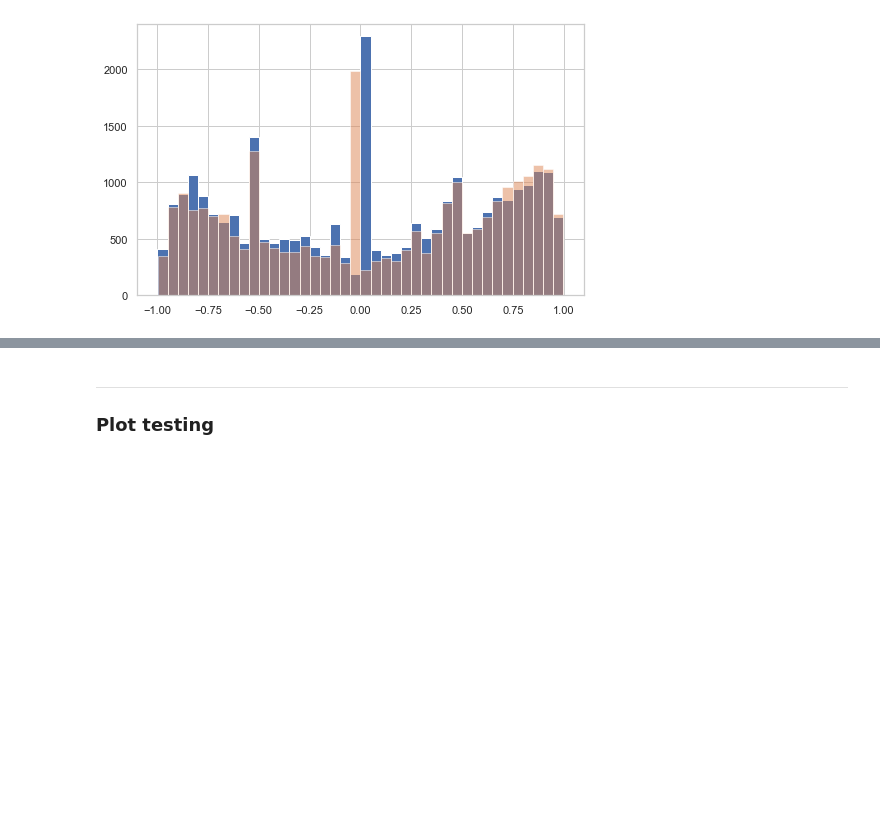
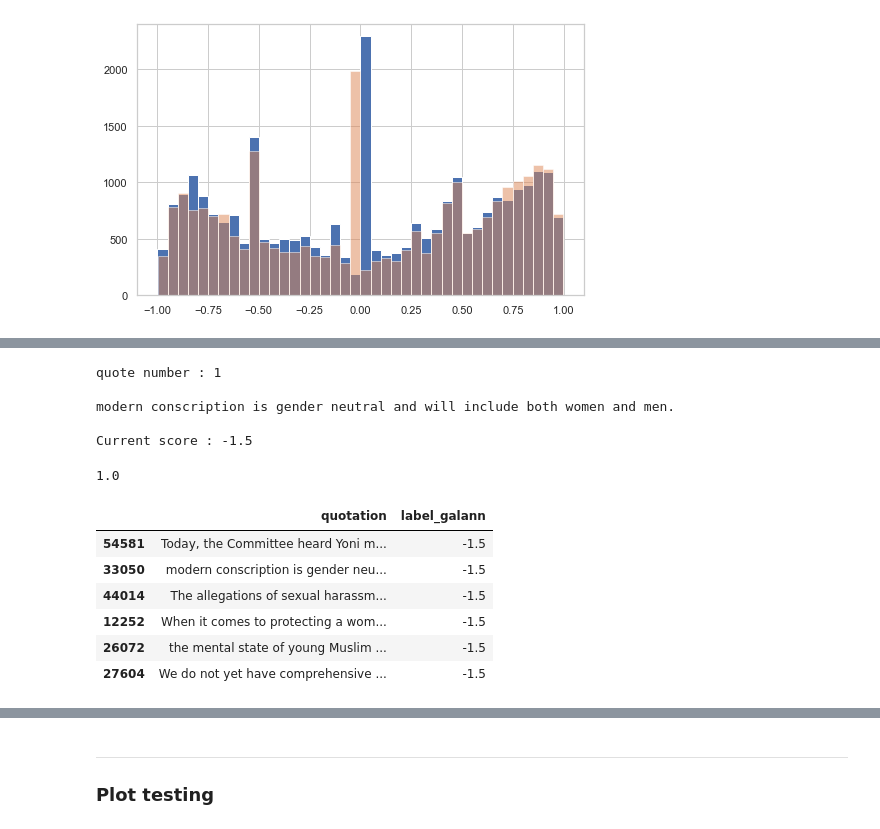
Before and after one commit to epfl-ada/ada-2021-project-concatsanddogs, a Jupyter notebook: Milestone_3_RQ4_sentiment_analysis.ipynb, the cells around one changed output, grey strips where cells are left out. Saved outputs shown, nothing was run; the diff lists cells and outputs as text; code cells hidden in the pictures; blank space fills up the shorter version.

```diff
--- a/Milestone_3_RQ4_sentiment_analysis.ipynb
+++ b/Milestone_3_RQ4_sentiment_analysis.ipynb
@@ -629,0 +625,28 @@ We add thresholds to separate the data into negative and positive ( should we ad
+# %%
+print('quote number :',n,'\n')
+print(df_sample_labeled['quotation'].iloc[n])
+
+print('\nCurrent score :' , df_sample_labeled.at[df_sample_labeled.index[n], 'label_galann'])
+# %% [output]
+quote number : 1
+
+modern conscription is gender neutral and will include both women and men.
+
+Current score : -1.5
+# %%
+# labeling : 0 for negative || 0.5 for neutral || 1 for positive
+
+df_sample_labeled.at[df_sample_labeled.index[n], 'label_galann'] = 1
+print(df_sample_labeled.at[df_sample_labeled.index[n], 'label_galann'])
+# %% [output]
+1.0
+# %%
+df_sample_labeled[['quotation','label_galann']].iloc[n-1:n+5]
+# %% [output]
+|  | quotation | label_galann |
+| 54581 | Today, the Committee heard Yoni m... | -1.5 |
+| 33050 | modern conscription is gender neu... | -1.5 |
+| 44014 | The allegations of sexual harassm... | -1.5 |
+| 12252 | When it comes to protecting a wom... | -1.5 |
+| 26072 | the mental state of young Muslim ... | -1.5 |
+| 27604 | We do not yet have comprehensive ... | -1.5 |
```
Also changed, not shown: parts of 110 cells of this notebook, 1 other file.
